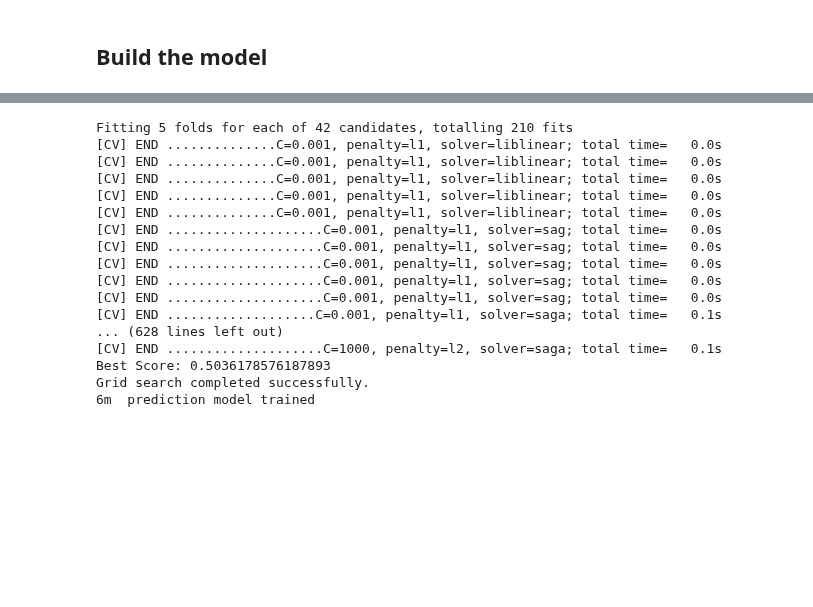
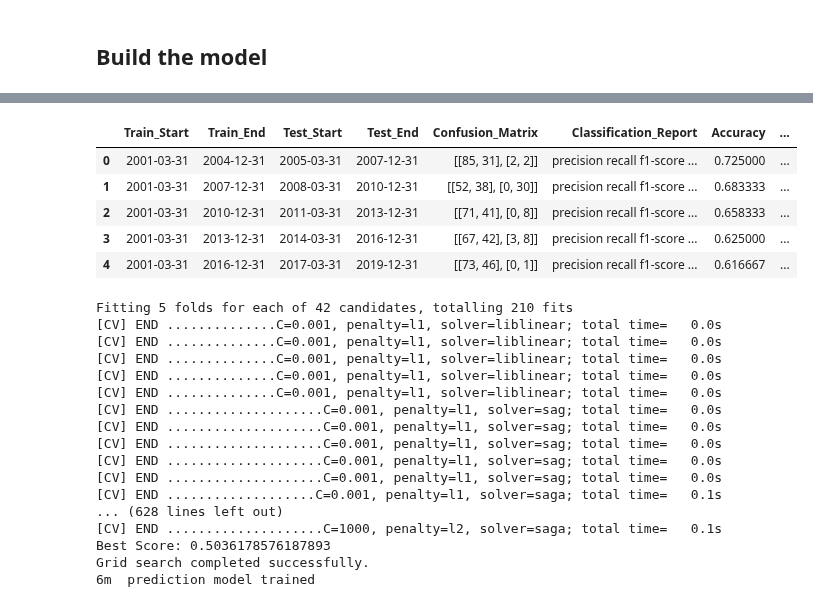
Before and after one commit to nicockt/fyp-2024, a Jupyter notebook: Log Regression_benchmark.ipynb, the cells around one changed output, grey strips where cells are left out. Saved outputs shown, nothing was run; the diff lists cells and outputs as text; code cells hidden in the pictures; blank space fills up the shorter version.

```diff
--- a/Log Regression_benchmark.ipynb
+++ b/Log Regression_benchmark.ipynb
@@ -24,9 +25,9 @@ if not sys.warnoptions:
     warnings.simplefilter("ignore")
 # %%
 # Load the labeled index data from csv
-labeled_index_dict = {}
-labeled_index_dict['1m'] = pd.read_csv("./data/labeled_data/labeled_index_1m.csv")
-labeled_index_dict['3m'] = pd.read_csv("./data/labeled_data/labeled_index_3m.csv")
-labeled_index_dict['6m'] = pd.read_csv("./data/labeled_data/labeled_index_6m.csv")
+labeled_index = pd.read_csv("./data/labeled_data/quarterly_labeled_index_standardized.csv")
+# %%
+labeled_index.set_index(labeled_index['date'], inplace=True)
+quarters = np.sort(labeled_index.index.unique())
 # %% [markdown]
 ## Build the model
@@ -34,0 +34,4 @@ model_dict = {}
+# %%
+# Call TimeSeriesSplit
+tscv = TimeSeriesSplit(n_splits=5)
+evaluation = []
@@ -34,0 +98,12 @@ model_dict = {}
+# %%
+evaluation_df = pd.DataFrame(evaluation, columns=['Train_Start', 'Train_End', 'Test_Start', 'Test_End',
+                                       'Confusion_Matrix', 'Classification_Report', 'Accuracy', 'RMSE', 'MAPE'])
+evaluation_df
+#TODO: visualize it
+# %% [output]
+|  | Train_Start | Train_End | Test_Start | Test_End | Confusion_Matrix | Classification_Report | Accuracy | ... |
+| 0 | 2001-03-31 | 2004-12-31 | 2005-03-31 | 2007-12-31 | [[85, 31], [2, 2]] | precision recall f1-score ... | 0.725000 | ... |
+| 1 | 2001-03-31 | 2007-12-31 | 2008-03-31 | 2010-12-31 | [[52, 38], [0, 30]] | precision recall f1-score ... | 0.683333 | ... |
+| 2 | 2001-03-31 | 2010-12-31 | 2011-03-31 | 2013-12-31 | [[71, 41], [0, 8]] | precision recall f1-score ... | 0.658333 | ... |
+| 3 | 2001-03-31 | 2013-12-31 | 2014-03-31 | 2016-12-31 | [[67, 42], [3, 8]] | precision recall f1-score ... | 0.625000 | ... |
+| 4 | 2001-03-31 | 2016-12-31 | 2017-03-31 | 2019-12-31 | [[73, 46], [0, 1]] | precision recall f1-score ... | 0.616667 | ... |
```
Also changed, not shown: parts of 6 cells of this notebook.
